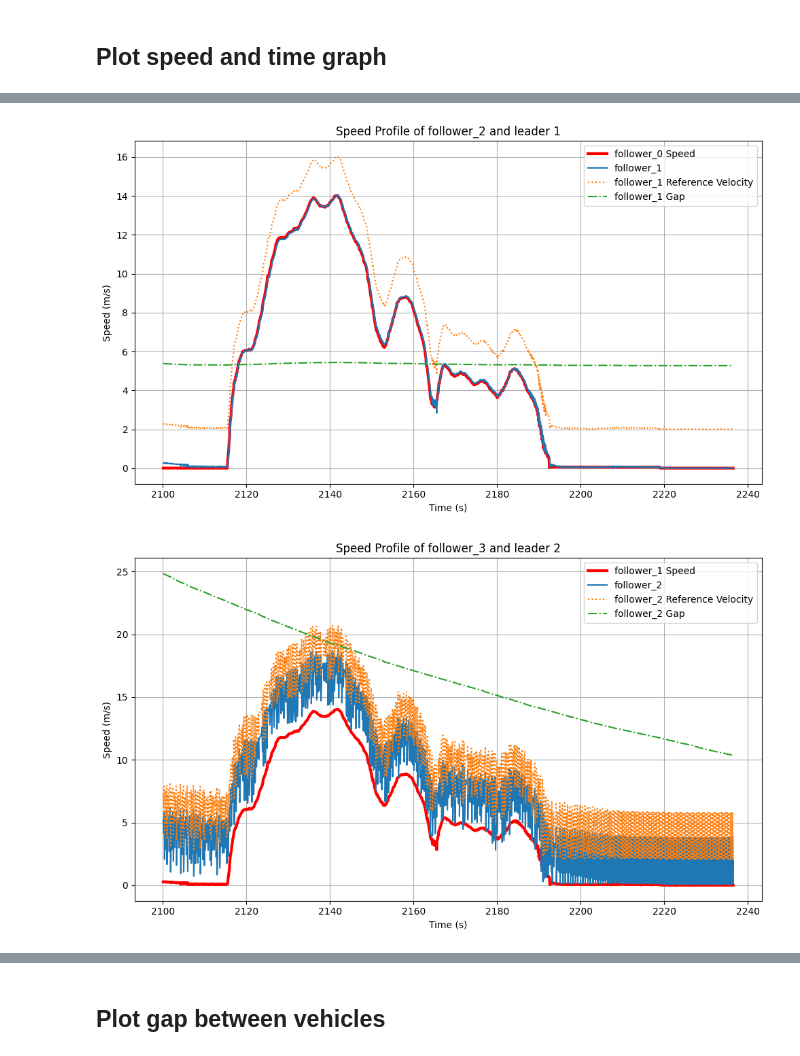
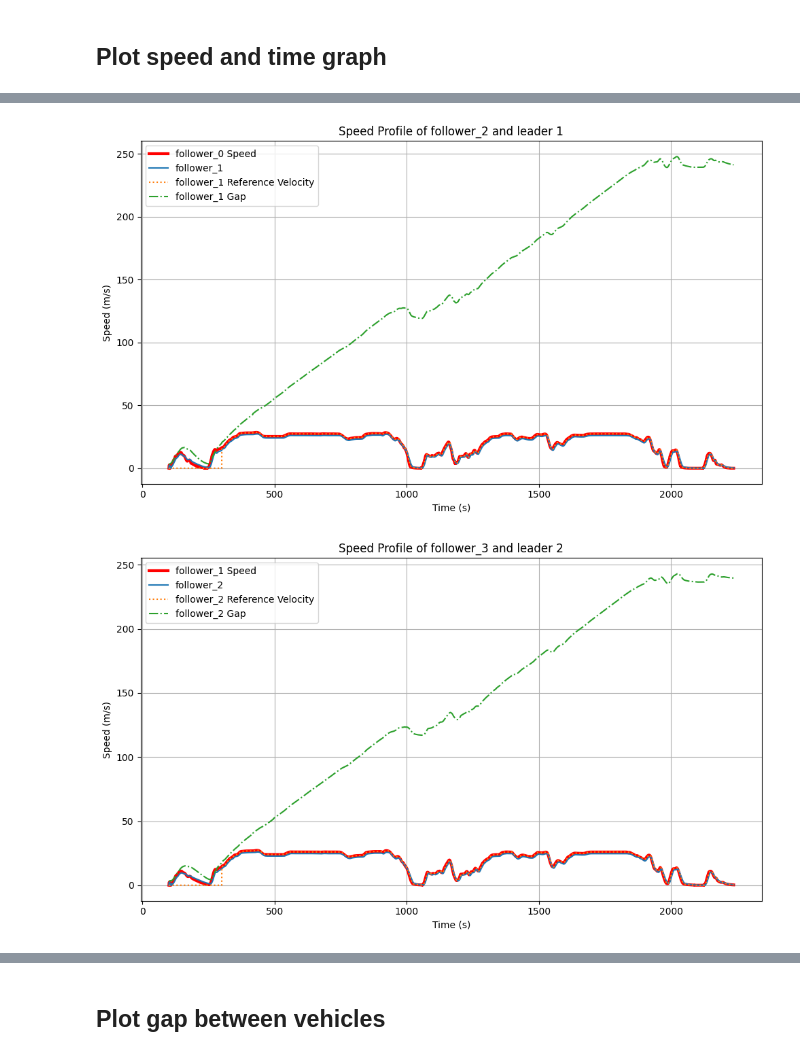
Before and after one commit to shihabict/carla_simulation, a Jupyter notebook: research/analysis_recorded_data.ipynb, the cells around one changed output, grey strips where cells are left out. Drawn from its saved outputs; the diff is of its cells as text; code cells hidden in the pictures.

```diff
--- a/research/analysis_recorded_data.ipynb
+++ b/research/analysis_recorded_data.ipynb
@@ -24,7 +24,7 @@ def load_data(file_path: str) -> pd.DataFrame:
     return df
 # %%
 # load recorded data
-data = load_data("Reports/sim_data_FS_nV_4_ref30.csv")
+data = load_data("Reports/sim_data_FS_IDM_avg_ref_nV_2_ref25_f0.02.csv")
 data.head(10)
 # %% [output]
 |  | time | name | x | y | z | speed | acc | gap | command_velocity | ... |
@@ -256,9 +116,9 @@ def plot_speed(df,x_col,y_col,title, max_points: int = 1000,min_points: int = 0)
 # %%
-
-
-def plot_follower_speed_profile(df, num_follower, follower, max_points: int = None, min_points: int = 0):
+def plot_follower_speed_profile(df, num_follower, follower, start_time: float = None, end_time: float = 0):
 
     # Slice the data range
+    min_points = int(start_time / 0.02)
+    max_points = int(end_time / 0.02)
     if follower !='leader':
         for i in range(num_follower+1):
             follower_name = f"follower_{i}"
@@ -290,7 +150,7 @@ def plot_follower_speed_profile(df, num_follower, follower, max_points: int = No
             plt.plot(leader_data['time'], leader_data['speed'], label=f'{imm_leader_name} Speed', color='red',linewidth=3)
             plt.plot(follower_data['time'], follower_data['speed'], label=follower_name)
             # plt.plot(follower_data['time'], follower_data['command_velocity'], label=f"{follower_name} Command Velocity", linestyle='--')
-            plt.plot(follower_data['time'], follower_data['reference_speed'], label=f"{follower_name} Reference Velocity", linestyle=':')
+            plt.plot(follower_data['time'], follower_data['reference_velocity'], label=f"{follower_name} Reference Velocity", linestyle=':')
             plt.plot(follower_data['time'], follower_data['gap'], label=f"{follower_name} Gap", linestyle='-.')
             plt.xlabel('Time (s)')
             plt.ylabel('Speed (m/s)')
@@ -324,5 +184,5 @@ def plot_follower_speed_profile(df, num_follower, follower, max_points: int = No
         plt.tight_layout()
         plt.show()
 # %%
-plot_follower_speed_profile(data, num_follower=8, follower='follower', max_points=25000,min_points=21000)
+plot_follower_speed_profile(data, num_follower=8, follower='follower', start_time=0.0,end_time=5000)
 # %% [output]
@@ -330,2 +190,2 @@ plot_follower_speed_profile(data, num_follower=8, follower='follower', max_point
-[figure, old version]
+[figure, new version]
-[figure, old version]
+[figure, new version]
```
Also changed, not shown: parts of 29 cells of this notebook.
